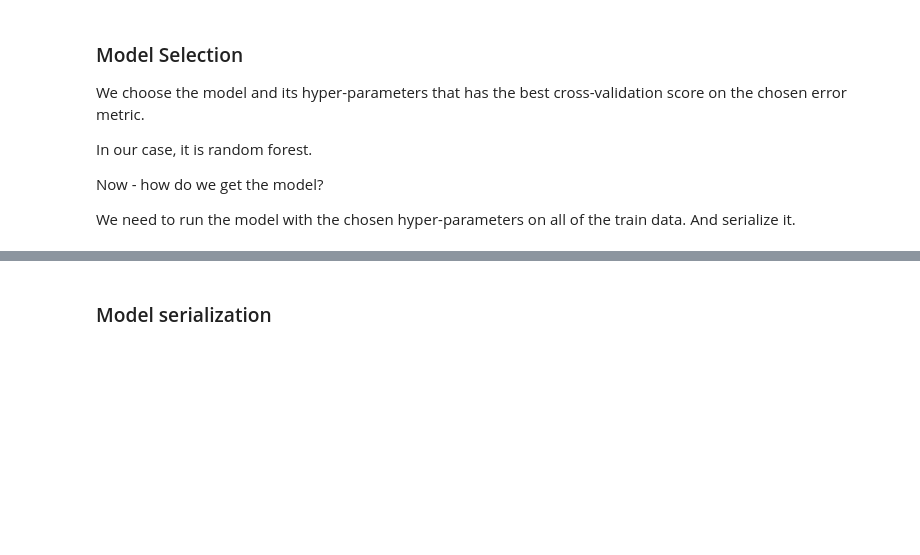
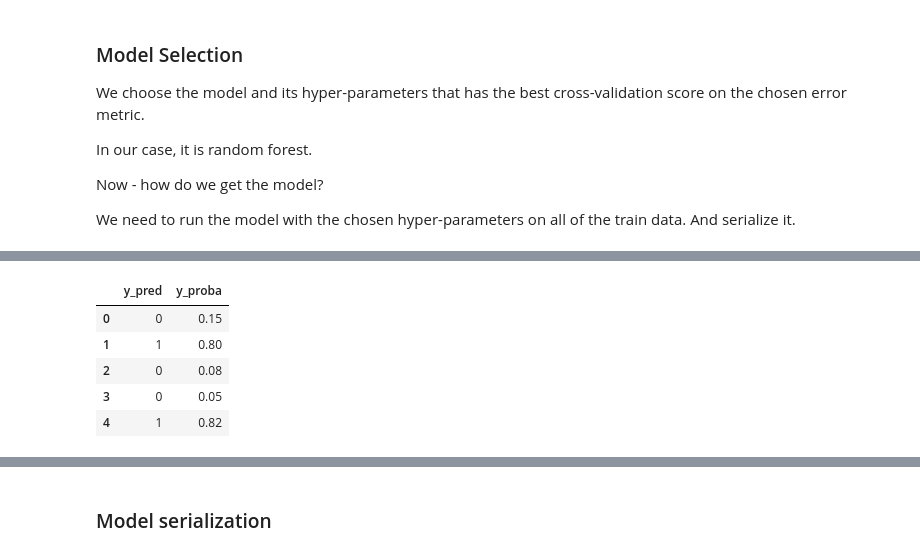
Before and after one commit to amitkaps/full-stack-data-science, a Jupyter notebook: credit-risk/notebooks/1-ML-Model-Full-Version.ipynb, the cells around one changed output, grey strips where cells are left out. Saved outputs shown, nothing was run; the diff lists cells and outputs as text; code cells hidden in the pictures; blank space fills up the shorter version.

```diff
--- a/credit-risk/notebooks/1-ML-Model-Full-Version.ipynb
+++ b/credit-risk/notebooks/1-ML-Model-Full-Version.ipynb
@@ -640,0 +675,9 @@ We need to run the model with the chosen hyper-parameters on all of the train da
+# %%
+y_out.head()
+# %% [output]
+|  | y_pred | y_proba |
+| 0 | 0 | 0.15 |
+| 1 | 1 | 0.80 |
+| 2 | 0 | 0.08 |
+| 3 | 0 | 0.05 |
+| 4 | 1 | 0.82 |
```
Also changed, not shown: parts of 16 cells of this notebook, 3 other files.
